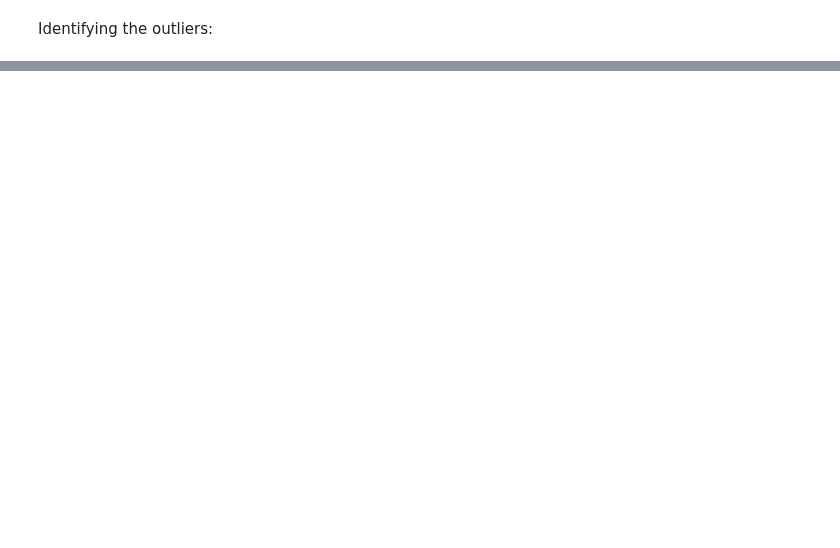
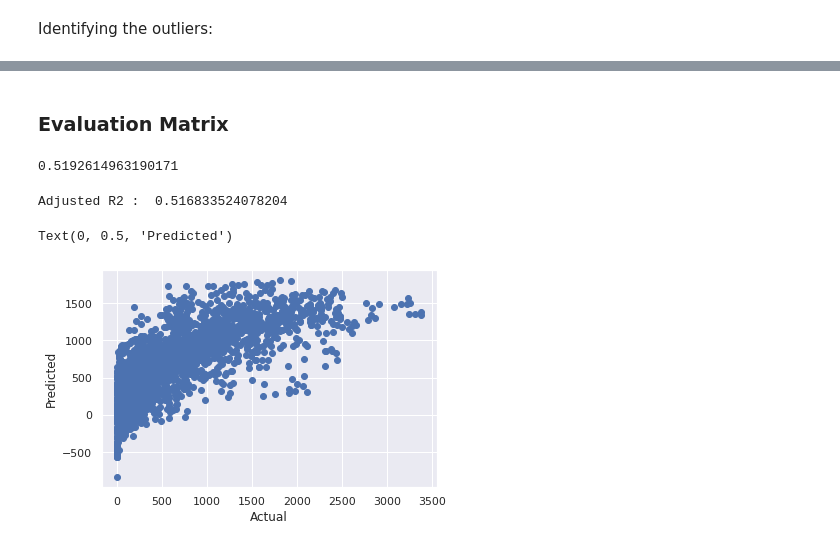
Before and after one commit to vanshika7-max/Bike-Sharing-Demand-Prediction, a Jupyter notebook: Vanshika_Raj_Bike_Sharing_Demand_Prediction_Capstone_Project.ipynb, the cells around one changed output, grey strips where cells are left out. Cells and saved outputs as stored; diff of their text form; code cells hidden in the pictures; blank space fills up the shorter version.

```diff
--- a/Vanshika_Raj_Bike_Sharing_Demand_Prediction_Capstone_Project.ipynb
+++ b/Vanshika_Raj_Bike_Sharing_Demand_Prediction_Capstone_Project.ipynb
@@ -307,0 +289,3 @@ Samples without outliers: 8602
+# %%
+# Splitting the dataset into the Training set and Test set
+X_train, X_test, Y_train, Y_test = train_test_split(X, Y, test_size = 0.25, random_state = 0)
@@ -307,0 +301,3 @@ Samples without outliers: 8602
+# %%
+regressor = LinearRegression()
+regressor.fit(X_train, Y_train)
@@ -307,0 +318,4 @@ Samples without outliers: 8602
+# %%
+y_pred=regressor.predict(X_test)
+# %% [markdown]
+### **Evaluation Matrix**
@@ -307,0 +324,15 @@ Samples without outliers: 8602
+# %%
+r2_score(Y_test, y_pred)
+# %% [output]
+0.5192614963190171
+# %%
+print("Adjusted R2 : ",1-(1-r2_score((Y_test), (y_pred)))*((X_test.shape[0]-1)/(X_test.shape[0]-X_test.shape[1]-1)))
+# %% [output]
+Adjusted R2 :  0.516833524078204
+# %%
+plt.scatter(Y_test, y_pred)
+plt.xlabel('Actual')
+plt.ylabel('Predicted')
+# %% [output]
+Text(0, 0.5, 'Predicted')
+[figure, added]
```
Also changed, not shown: parts of 79 cells of this notebook.
